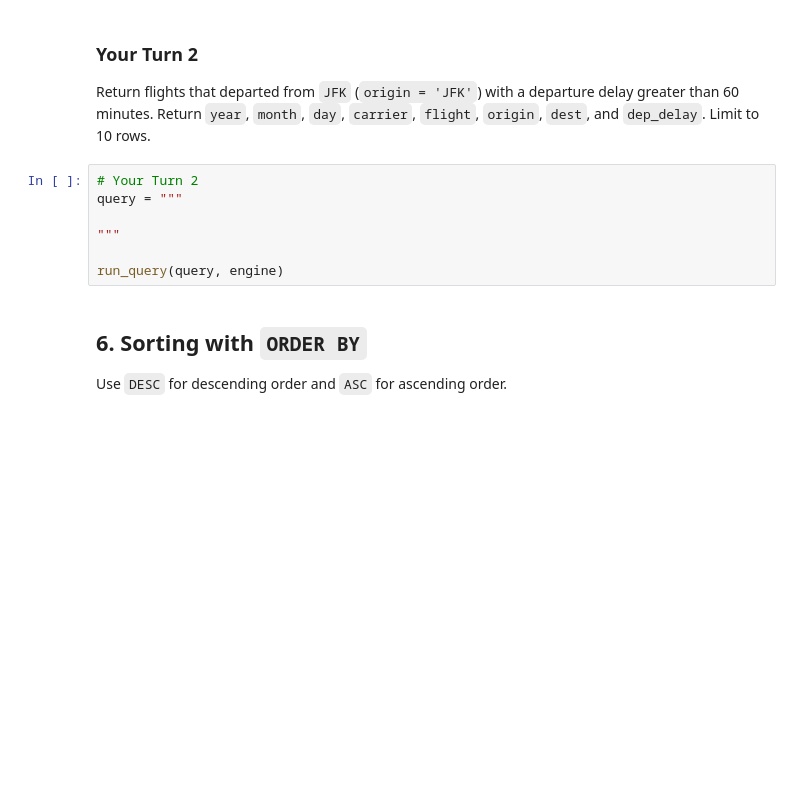
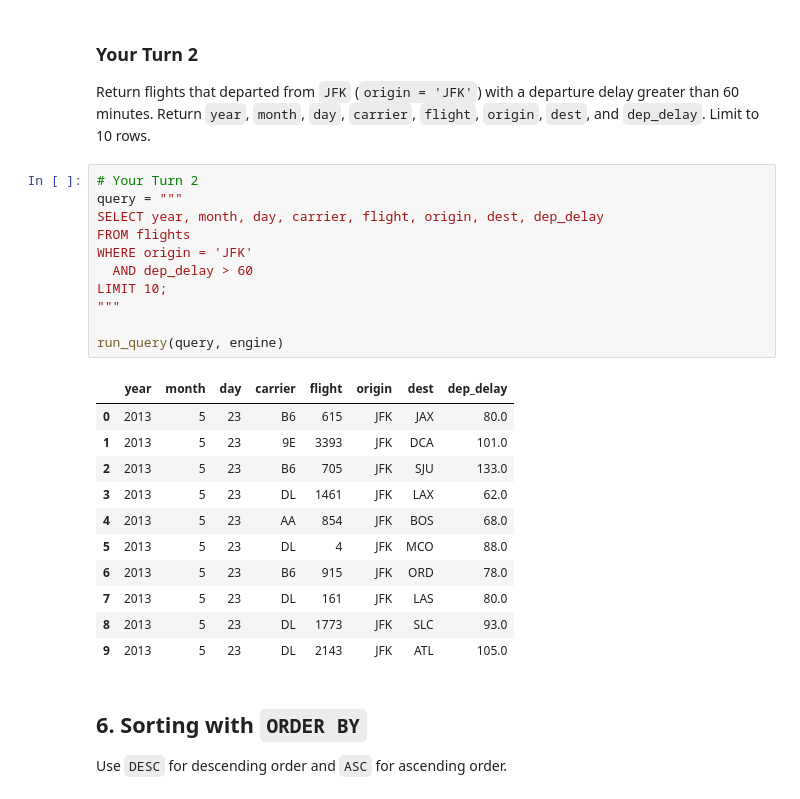
Before and after one commit to kalshaikhli/ban6003-week9-10-Karrar-Alshaikhli, a Jupyter notebook: notebooks/module9_neon_sql_fundamentals_guided_lab.ipynb, the cells around one changed output. Cells and saved outputs as stored; diff of their text form; blank space fills up the shorter version.

Commit message:
Complete Module 9 SQL SELECT and WHERE exercises

```diff
--- a/notebooks/module9_neon_sql_fundamentals_guided_lab.ipynb
+++ b/notebooks/module9_neon_sql_fundamentals_guided_lab.ipynb
@@ -220,10 +271,26 @@ Return flights that departed from `JFK` (`origin = 'JFK'`) with a departure dela
 # %%
 # Your Turn 2
 query = """
-
+SELECT year, month, day, carrier, flight, origin, dest, dep_delay
+FROM flights
+WHERE origin = 'JFK'
+  AND dep_delay > 60
+LIMIT 10;
 """
 
 run_query(query, engine)
+# %% [output]
+|  | year | month | day | carrier | flight | origin | dest | dep_delay |
+| 0 | 2013 | 5 | 23 | B6 | 615 | JFK | JAX | 80.0 |
+| 1 | 2013 | 5 | 23 | 9E | 3393 | JFK | DCA | 101.0 |
+| 2 | 2013 | 5 | 23 | B6 | 705 | JFK | SJU | 133.0 |
+| 3 | 2013 | 5 | 23 | DL | 1461 | JFK | LAX | 62.0 |
+| 4 | 2013 | 5 | 23 | AA | 854 | JFK | BOS | 68.0 |
+| 5 | 2013 | 5 | 23 | DL | 4 | JFK | MCO | 88.0 |
+| 6 | 2013 | 5 | 23 | B6 | 915 | JFK | ORD | 78.0 |
+| 7 | 2013 | 5 | 23 | DL | 161 | JFK | LAS | 80.0 |
+| 8 | 2013 | 5 | 23 | DL | 1773 | JFK | SLC | 93.0 |
+| 9 | 2013 | 5 | 23 | DL | 2143 | JFK | ATL | 105.0 |
 # %% [markdown]
 ## 6. Sorting with `ORDER BY`
 
```
Also changed, not shown: parts of 4 cells of this notebook.
